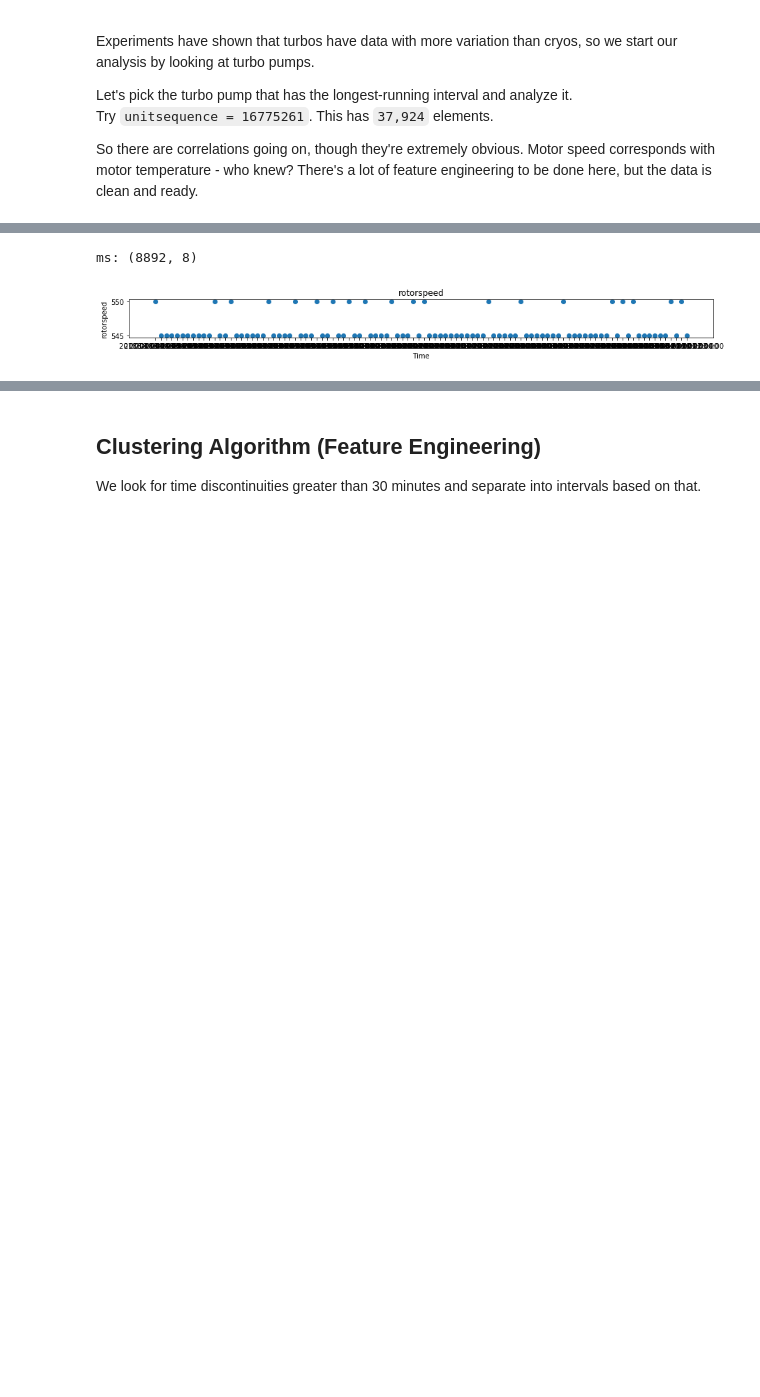
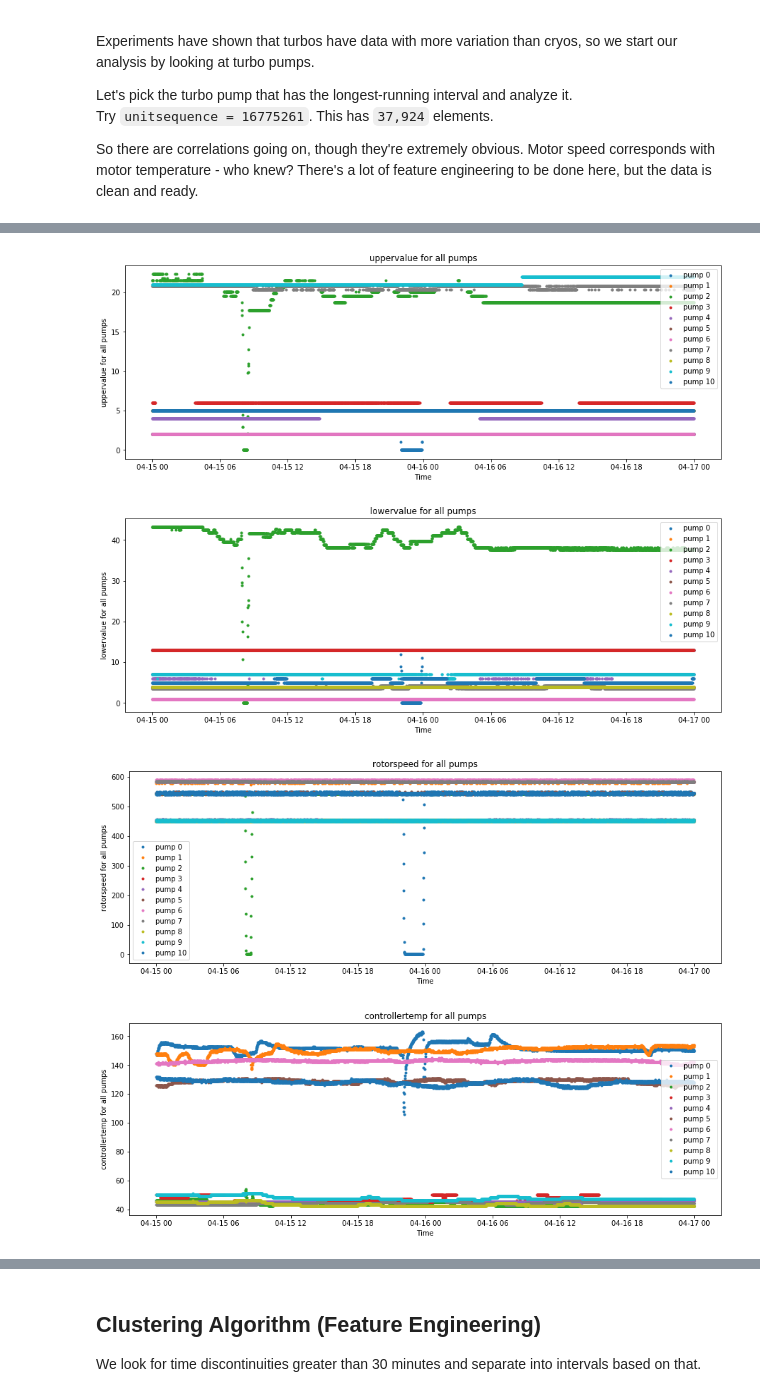
Before and after one commit to jarednielsen/cryopumps, a Jupyter notebook: feature-engineering.ipynb, the cells around one changed output, grey strips where cells are left out. Drawn from its saved outputs; the diff is of its cells as text; code cells hidden in the pictures; blank space fills up the shorter version.

```diff
--- a/feature-engineering.ipynb
+++ b/feature-engineering.ipynb
@@ -17,8 +28,9 @@ pd.set_option('precision', 2)
 # %% [markdown]
 ## Load the Cleaned Data
 # %%
-cryo_csv = 'cryos_cleaned.csv'
-turbo_csv = 'turbos_cleaned.csv'
+data_folder = '/mnt/pccfs/backed_up/jaredtn/data/'
+cryo_csv = data_folder+'cryos_cleaned.csv'
+turbo_csv = data_folder+'turbos_cleaned.csv'
 
 start = datetime.now()
 x_cryo = pd.read_csv(cryo_csv, parse_dates=['timestamp'])
@@ -115,30 +127,60 @@ pump.head()
 # %%
 def plot_over_time(t, y, desc):
     fig = plt.figure(figsize=(15,1))
     ax = fig.add_subplot(111)
     ax.plot(t, y, 'o')
     ax.set_xlabel("Time")
     ax.set_ylabel(desc)
     ax.set_title(desc)
     plt.show()
 
-def time_slice(m):
-    dt1 = '2018-05-01 00:00:00'
-#     dt2 = '2018-06-27 06:00:00'
-    ms = m[(dt1 <= m['timestamp'])] #& (m['timestamp'] < dt2)]
-    print("ms:", ms.shape)
+def plot_over_time_many(ts, ys, labels, desc):
+    fig = plt.figure(figsize=(15,5))
+    ax = fig.add_subplot(111)
+    for t, y, label in zip(ts, ys, labels):
+        ax.plot(t, y, 'o', markersize=3, label=label)
+    ax.set_xlabel("Time")
+    ax.set_ylabel(desc)
+    ax.set_title(desc)
+    ax.legend()
+    plt.show()
+
+def time_slice(m, dt1 = '2018-04-15 00:00:00', dt2 = '2018-04-17 00:00:00'):
+    ms = m[(dt1 <= m['timestamp']) & (m['timestamp'] < dt2)]
     return ms
 
-n_timesteps, n_cols = pump.shape
-pump_slice = time_slice(pump)
-pump_slice = pump
-t = pump_slice["timestamp"].values
-cols = ["motorspeed"]
+def plot_pump(pump, title):
+    n_timesteps, n_cols = pump.shape
+#     pump_slice = time_slice(pump)
+    pump_slice = pump
+    t = pump_slice["timestamp"].values
+    cols = ["motorspeed"]
 
-n = 100
-turbo_cols = ["rotorspeed"]
-for col in turbo_cols:
-    plot_over_time(t[:n], pump_slice[col].values[:n], col)
+    turbo_cols = ['uppervalue', 'lowervalue', 'rotorspeed', 'controllertemp', 'dcvoltage', 'motorcurrent']
+    print(title)
+    for col in turbo_cols:
+        plot_over_time(t, pump_slice[col].values, col)
+
+def plot_pumps(pumps, feature, title):
+    ts = []
+    ys = []
+    labels = []
+    for i, us in enumerate(unique_us):
+        x_us = x_turbo[x_turbo.unitsequence == us]
+        x_us = time_slice(x_us)
+        ts.append(x_us['timestamp'].values)
+        ys.append(x_us[feature].values)
+        labels.append("pump {}".format(i))
+    plot_over_time_many(ts, ys, labels, title)
+
+# for us in unique_us:
+#     plot_pump(x_turbo[x_turbo.unitsequence == us], title="Pump {}".format(us))
+#     break
+
+for feature in ["uppervalue", "lowervalue", "rotorspeed", "controllertemp", "dcvoltage", "motorcurrent"]:
+    plot_pumps(x_turbo, feature, "{} for all pumps".format(feature))
 # %% [output]
-ms: (8892, 8)
-[figure, old version]
+[figure, new version]
+[figure, added]
+[figure, added]
+[figure, added]
```
Also changed, not shown: parts of 22 cells of this notebook, 1 other file.
